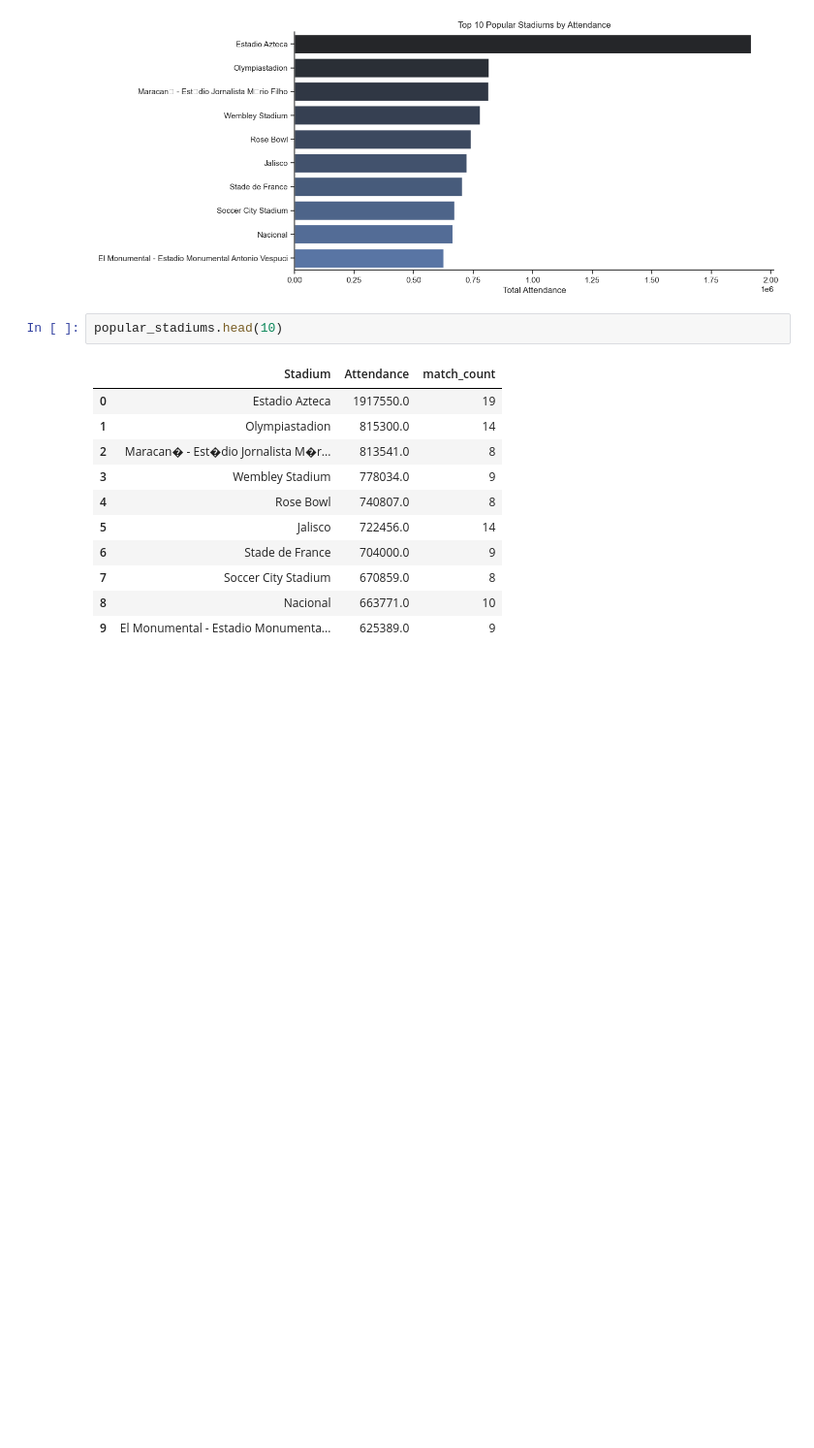
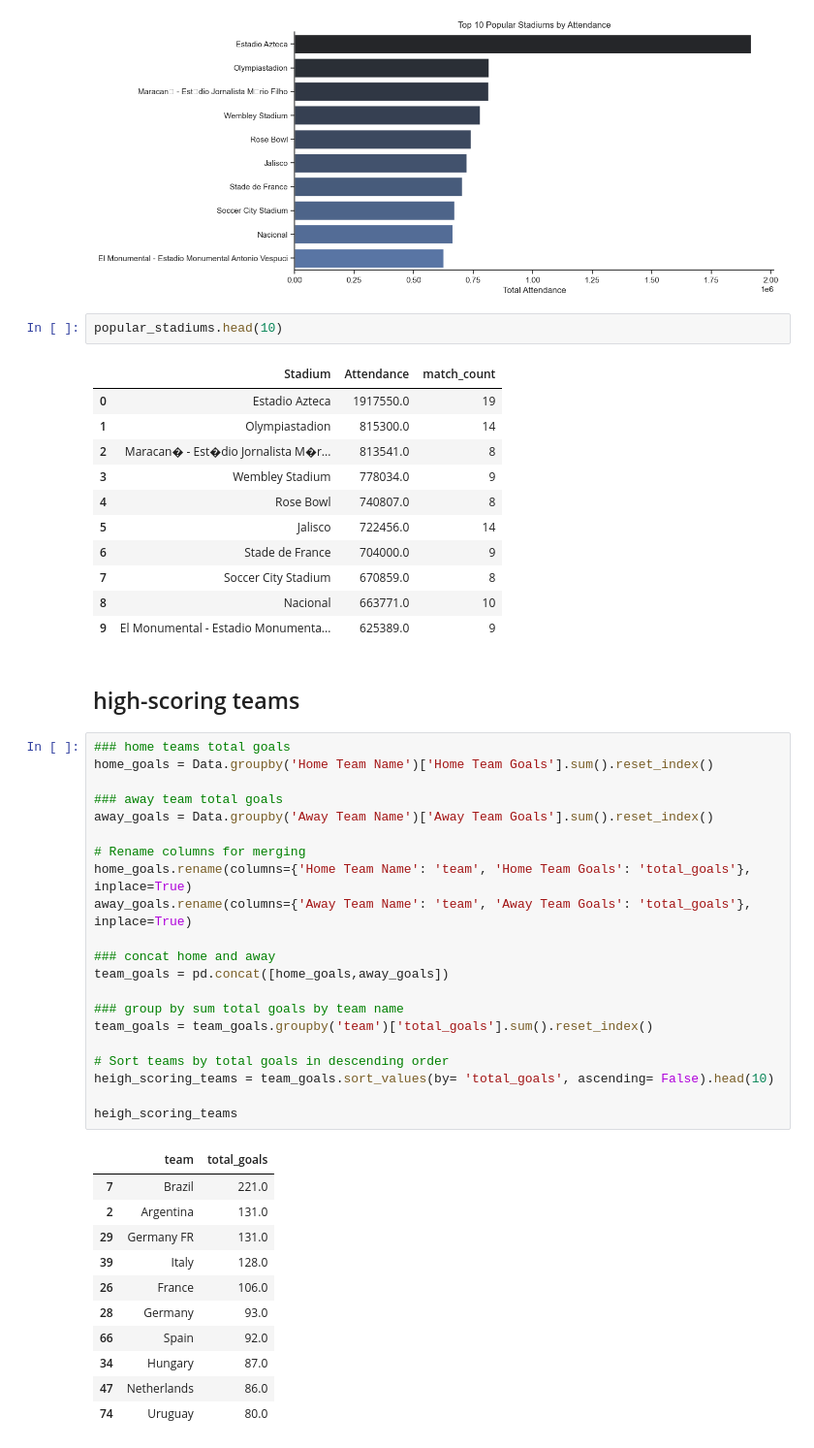
Before and after one commit to UsmanAhamed12/Data-Analyst-Intern-Project, a Jupyter notebook: FIFA WORLD CUP ANALYSIS PROJECT/NoteBooks/EDA_worldcupmatches.ipynb, the cells around one changed output. Shown at 97% size. Cells and saved outputs as stored; diff of their text form; blank space fills up the shorter version.

```diff
--- a/FIFA WORLD CUP ANALYSIS PROJECT/NoteBooks/EDA_worldcupmatches.ipynb
+++ b/FIFA WORLD CUP ANALYSIS PROJECT/NoteBooks/EDA_worldcupmatches.ipynb
@@ -148,3 +148,38 @@ popular_stadiums.head(10)
 | 7 | Soccer City Stadium | 670859.0 | 8 |
 | 8 | Nacional | 663771.0 | 10 |
 | 9 | El Monumental - Estadio Monumenta... | 625389.0 | 9 |
+# %% [markdown]
+## high-scoring teams
+# %%
+### home teams total goals
+home_goals = Data.groupby('Home Team Name')['Home Team Goals'].sum().reset_index()
+
+### away team total goals
+away_goals = Data.groupby('Away Team Name')['Away Team Goals'].sum().reset_index()
+
+# Rename columns for merging
+home_goals.rename(columns={'Home Team Name': 'team', 'Home Team Goals': 'total_goals'}, inplace=True)
+away_goals.rename(columns={'Away Team Name': 'team', 'Away Team Goals': 'total_goals'}, inplace=True)
+
+### concat home and away
+team_goals = pd.concat([home_goals,away_goals])
+
+### group by sum total goals by team name
+team_goals = team_goals.groupby('team')['total_goals'].sum().reset_index()
+
+# Sort teams by total goals in descending order
+heigh_scoring_teams = team_goals.sort_values(by= 'total_goals', ascending= False).head(10)
+
+heigh_scoring_teams
+# %% [output]
+|  | team | total_goals |
+| 7 | Brazil | 221.0 |
+| 2 | Argentina | 131.0 |
+| 29 | Germany FR | 131.0 |
+| 39 | Italy | 128.0 |
+| 26 | France | 106.0 |
+| 28 | Germany | 93.0 |
+| 66 | Spain | 92.0 |
+| 34 | Hungary | 87.0 |
+| 47 | Netherlands | 86.0 |
+| 74 | Uruguay | 80.0 |
```
Also changed, not shown: parts of 3 cells of this notebook.
